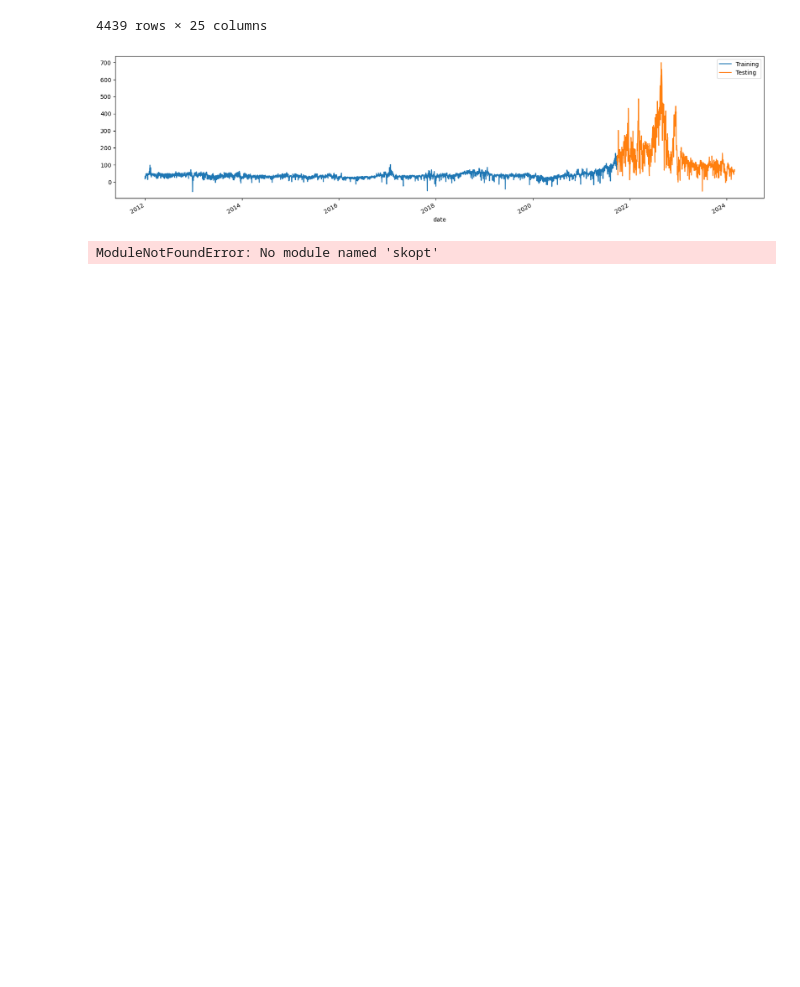
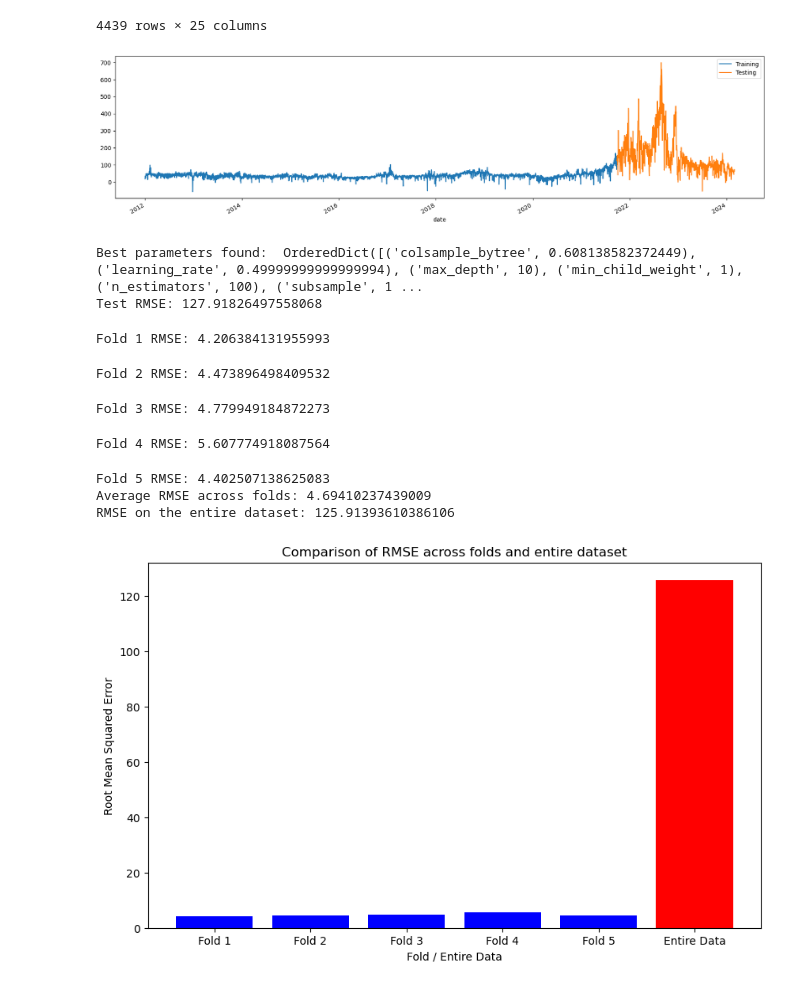
Before and after one commit to stefgr1/Prediction_of_energy_prices, a Jupyter notebook: predictions/XGBoost/XGBoost_vs_4.ipynb, the cells around one changed output. Saved outputs shown, nothing was run; the diff lists cells and outputs as text; code cells hidden in the pictures; blank space fills up the shorter version.

Commit message:
Added new implementations for LSTM and XGBoost

```diff
--- a/predictions/XGBoost/XGBoost_vs_4.ipynb
+++ b/predictions/XGBoost/XGBoost_vs_4.ipynb
@@ -116,7 +116,15 @@ from skopt.space import Real, Categorical, Integer
 
 
 # Define the model
-xgb_model = XGBRegressor(objective='reg:squarederror', eval_metric='rmse')
+xgb_model = XGBRegressor(
+    objective='reg:squarederror',
+    eval_metric='rmse',
+    gamma=0.1,             # Minimum loss reduction required to make a further partition
+    reg_lambda=1,          # L2 regularization term on weights (like Ridge regression)
+    reg_alpha=0.1          # L1 regularization term on weights (like Lasso regression)
+)
+
+
 
 # Define the hyperparameter space
 search_spaces = {
@@ -159,4 +167,5 @@ prediction = best_model.predict(X_test)
 rmse = np.sqrt(mean_squared_error(y_test, prediction))
 print(f"Test RMSE: {rmse}")
 # %% [output]
-ModuleNotFoundError: No module named 'skopt'
+Best parameters found:  OrderedDict([('colsample_bytree', 0.608138582372449), ('learning_rate', 0.49999999999999994), ('max_depth', 10), ('min_child_weight', 1), ('n_estimators', 100), ('subsample', 1 ...
+Test RMSE: 127.91826497558068
@@ -166,3 +172,58 @@ from skopt.space import Real, Categorical, Integer
+# %%
+import numpy as np
+import pandas as pd
+from xgboost import XGBRegressor
+from sklearn.model_selection import KFold
+from sklearn.metrics import mean_squared_error
+import matplotlib.pyplot as plt
+
+# Assuming X_train and y_train are already defined and preprocessed
+kf = KFold(n_splits=5, shuffle=True, random_state=42)
+
+rmses = []  # List to store the RMSE of each fold
+fold_index = 1
+
+for train_index, test_index in kf.split(X_train):
+    X_train_fold, X_test_fold = X_train.iloc[train_index], X_train.iloc[test_index]
+    y_train_fold, y_test_fold = y_train.iloc[train_index], y_train.iloc[test_index]
+
+    model = XGBRegressor(objective='reg:squarederror', n_estimators=500, max_depth=5)
+    model.fit(X_train_fold, y_train_fold, early_stopping_rounds=50, eval_set=[(X_test_fold, y_test_fold)], verbose=False)
+
+    predictions = model.predict(X_test_fold)
+    mse = mean_squared_error(y_test_fold, predictions)
+    rmse = np.sqrt(mse)
+    rmses.append(rmse)
+    print(f"Fold {fold_index} RMSE: {rmse}")
+    fold_index += 1
+
+average_rmse_cv = np.mean(rmses)
+print("Average RMSE across folds:", average_rmse_cv)
+
+# Train on the entire dataset and compute RMSE
+model.fit(X_train, y_train)
+predictions_entire = model.predict(X_test)
+mse_entire = mean_squared_error(y_test, predictions_entire)
+rmse_entire = np.sqrt(mse_entire)
+print("RMSE on the entire dataset:", rmse_entire)
+
+# Plotting both RMSEs for comparison
+plt.figure(figsize=(10, 6))
+plt.bar(range(1, 7), rmses + [rmse_entire], color=['blue']*5 + ['red'])
+plt.xlabel('Fold / Entire Data')
+plt.ylabel('Root Mean Squared Error')
+plt.title('Comparison of RMSE across folds and entire dataset')
+plt.xticks(range(1, 7), labels=[f"Fold {i}" for i in range(1, 6)] + ['Entire Data'])
+plt.show()
+# %% [output]
+Fold 1 RMSE: 4.206384131955993
+Fold 2 RMSE: 4.473896498409532
+Fold 3 RMSE: 4.779949184872273
+Fold 4 RMSE: 5.607774918087564
+Fold 5 RMSE: 4.402507138625083
+Average RMSE across folds: 4.69410237439009
+RMSE on the entire dataset: 125.91393610386106
+[figure, added]
 # %%
 from sklearn.metrics import mean_absolute_error, mean_absolute_percentage_error,\
   mean_squared_error
```
Also changed, not shown: parts of 5 cells of this notebook, 32 other files.
